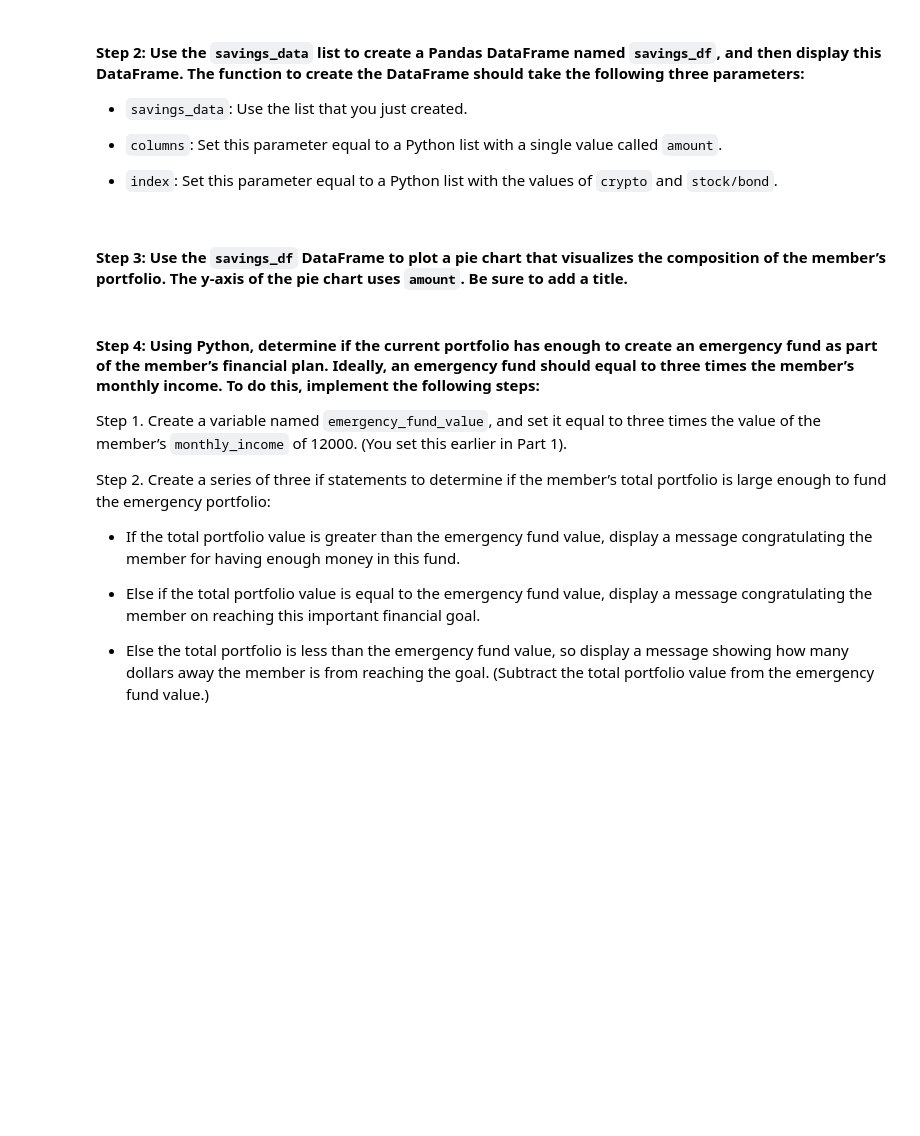
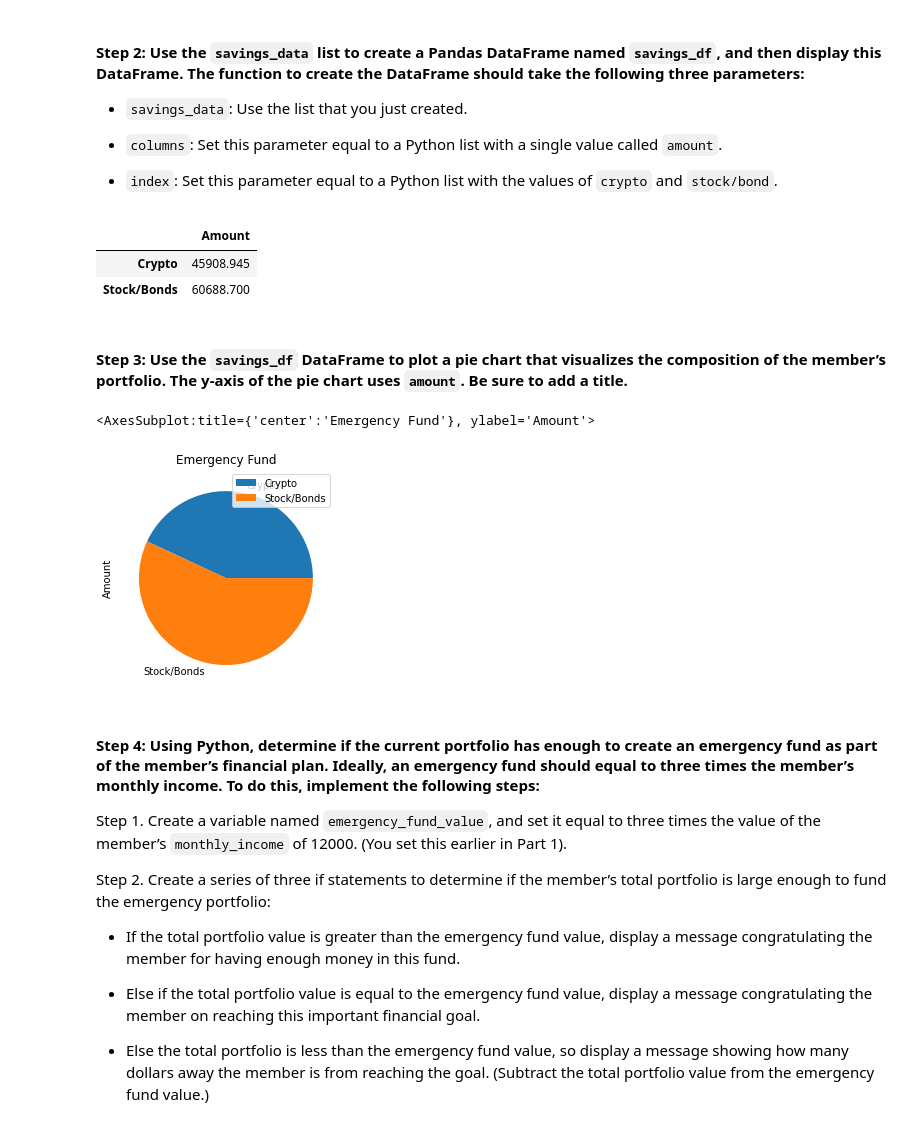
Before and after one commit to NomanZubairi/Financial-Planner, a Jupyter notebook: financial_planning_tools.ipynb, the cells around one changed output. Saved outputs shown, nothing was run; the diff lists cells and outputs as text; code cells hidden in the pictures; blank space fills up the shorter version.

Commit message:
Evaluated Emergency Fund

```diff
--- a/financial_planning_tools.ipynb
+++ b/financial_planning_tools.ipynb
@@ -330,7 +330,7 @@ In this section, you’ll use the valuations for the cryptocurrency wallet and f
 #### Step 1: Create a Python list named `savings_data` that has two elements. The first element contains the total value of the cryptocurrency wallet. The second element contains the total value of the stock and bond portions of the portfolio.
 # %%
 # Consolidate financial assets data into a Python list
-# YOUR CODE HERE
+savings_data = [total_crypto_wallet, total_stocks_bonds]
 
 # Review the Python list savings_data
-# YOUR CODE HERE
+savings_data
@@ -344,15 +346,22 @@ In this section, you’ll use the valuations for the cryptocurrency wallet and f
 - `index`: Set this parameter equal to a Python list with the values of `crypto` and `stock/bond`.
 # %%
 # Create a Pandas DataFrame called savings_df
-# YOUR CODE HERE
+savings_df = pd.DataFrame(savings_data, columns=["Amount"], index=["Crypto", "Stock/Bonds"])
 
 # Display the savings_df DataFrame
-# YOUR CODE HERE
+savings_df
+# %% [output]
+|  | Amount |
+| Crypto | 45908.945 |
+| Stock/Bonds | 60688.700 |
 # %% [markdown]
 #### Step 3: Use the `savings_df` DataFrame to plot a pie chart that visualizes the composition of the member’s portfolio. The y-axis of the pie chart uses `amount`. Be sure to add a title.
 # %%
 # Plot the total value of the member's portfolio (crypto and stock/bond) in a pie chart
-# YOUR CODE HERE
+savings_df.plot.pie(y="Amount", title="Emergency Fund")
+# %% [output]
+<AxesSubplot:title={'center':'Emergency Fund'}, ylabel='Amount'>
+[figure, added]
 # %% [markdown]
 #### Step 4: Using Python, determine if the current portfolio has enough to create an emergency fund as part of the member’s financial plan. Ideally, an emergency fund should equal to three times the member’s monthly income. To do this, implement the following steps:
 
```
Also changed, not shown: parts of 4 cells of this notebook.
